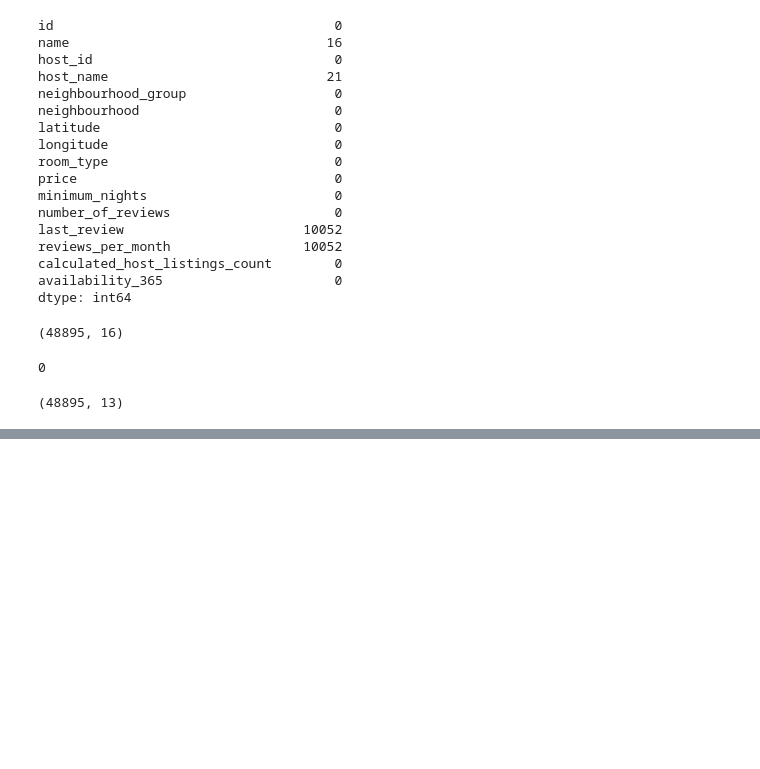
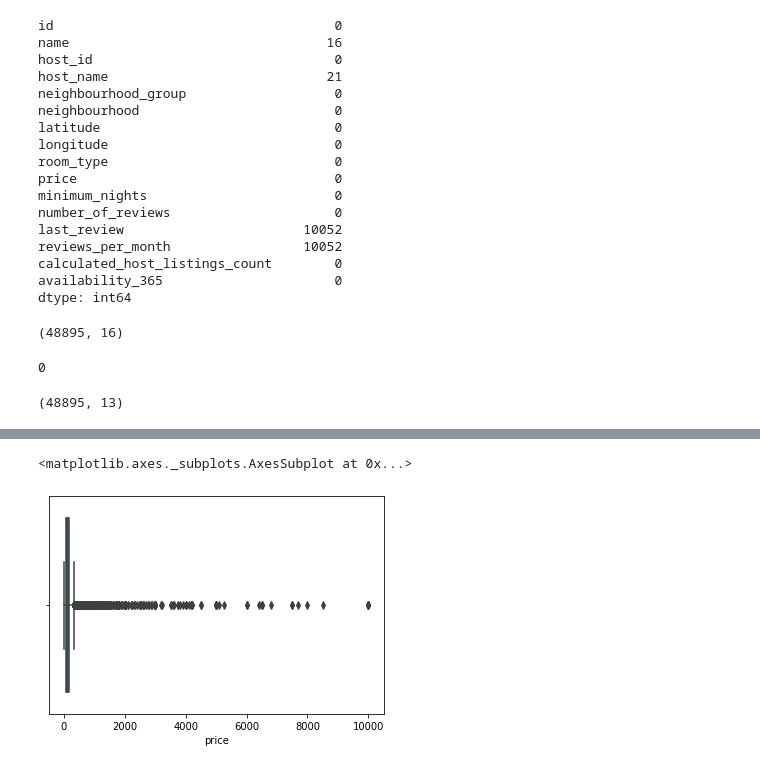
Before and after one commit to armanalam6342/Airbnb, a Jupyter notebook: Airbnb_Bookings_Analysis_Capstone_Project.ipynb, the cells around one changed output, grey strips where cells are left out. Drawn from its saved outputs; the diff is of its cells as text; code cells hidden in the pictures; blank space fills up the shorter version.

```diff
--- a/Airbnb_Bookings_Analysis_Capstone_Project.ipynb
+++ b/Airbnb_Bookings_Analysis_Capstone_Project.ipynb
@@ -143 +143,6 @@ Index(['id', 'name', 'host_id', 'host_name', 'neighbourhood_group',
       dtype='object')
+# %%
+sns.boxplot(df['price'])
+# %% [output]
+<matplotlib.axes._subplots.AxesSubplot at 0x...>
+[figure, added]
```
Also changed, not shown: parts of 22 cells of this notebook.
